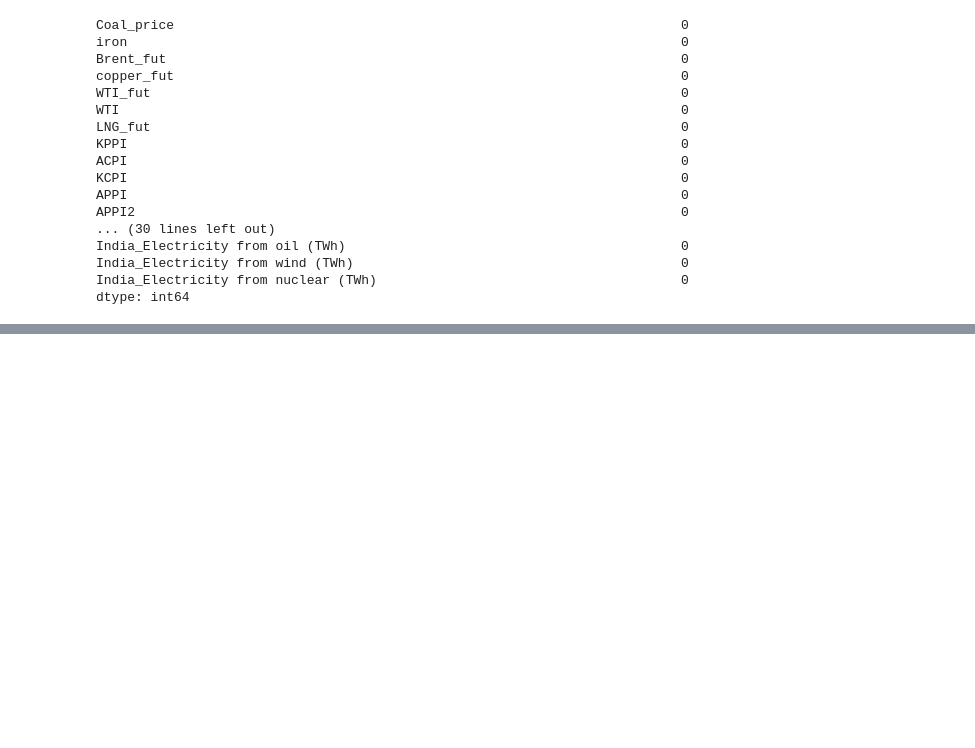
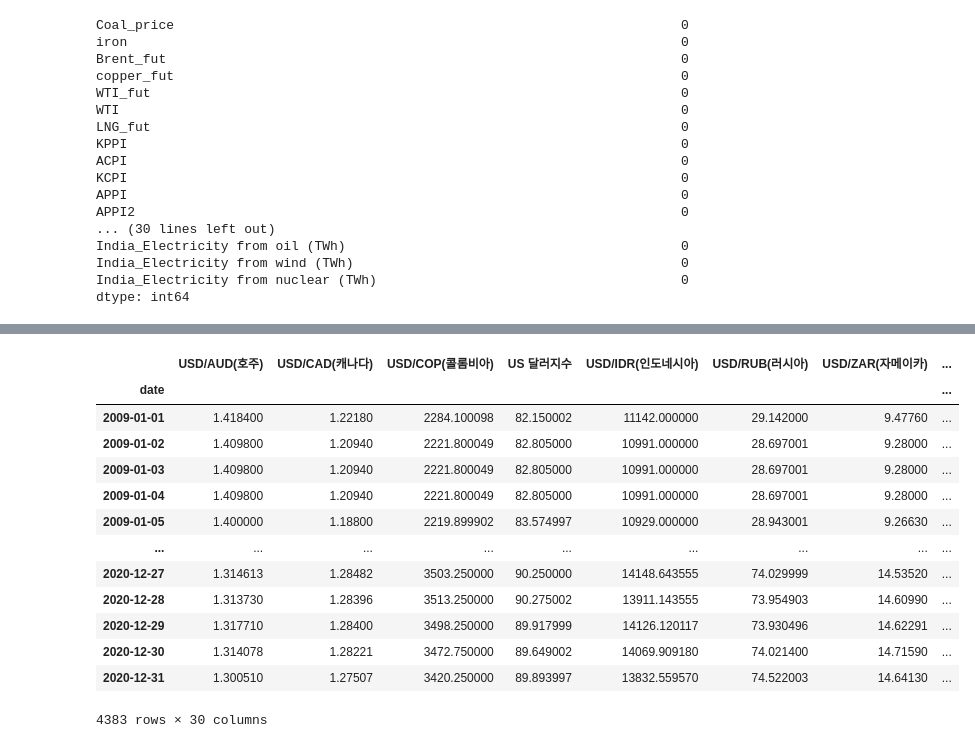
Before and after one commit to DoSungjin/black_coal_price, a Jupyter notebook: blackcoal_combine.ipynb, the cells around one changed output, grey strips where cells are left out. Drawn from its saved outputs; the diff is of its cells as text; code cells hidden in the pictures; blank space fills up the shorter version.

```diff
--- a/blackcoal_combine.ipynb
+++ b/blackcoal_combine.ipynb
@@ -596,0 +590,3 @@ dtype: int64
+# %%
+df_fin = pd.read_csv("/content/gdrive/My Drive/Black_coal/data/finance data.csv", encoding = 'utf-8-sig')
+df_fin
@@ -596,0 +607,22 @@ dtype: int64
+# %%
+df_fin = df_fin.rename(columns={'Unnamed: 0':'date'})
+df_fin['date']= pd.to_datetime(df_fin['date'])
+
+
+df_fin = df_fin.set_index('date')
+df_fin
+# %% [output]
+|  | USD/AUD(호주) | USD/CAD(캐나다) | USD/COP(콜롬비아) | US 달러지수 | USD/IDR(인도네시아) | USD/RUB(러시아) | USD/ZAR(자메이카) | ... |
+| date |  |  |  |  |  |  |  | ... |
+| 2009-01-01 | 1.418400 | 1.22180 | 2284.100098 | 82.150002 | 11142.000000 | 29.142000 | 9.47760 | ... |
+| 2009-01-02 | 1.409800 | 1.20940 | 2221.800049 | 82.805000 | 10991.000000 | 28.697001 | 9.28000 | ... |
+| 2009-01-03 | 1.409800 | 1.20940 | 2221.800049 | 82.805000 | 10991.000000 | 28.697001 | 9.28000 | ... |
+| 2009-01-04 | 1.409800 | 1.20940 | 2221.800049 | 82.805000 | 10991.000000 | 28.697001 | 9.28000 | ... |
+| 2009-01-05 | 1.400000 | 1.18800 | 2219.899902 | 83.574997 | 10929.000000 | 28.943001 | 9.26630 | ... |
+| ... | ... | ... | ... | ... | ... | ... | ... | ... |
+| 2020-12-27 | 1.314613 | 1.28482 | 3503.250000 | 90.250000 | 14148.643555 | 74.029999 | 14.53520 | ... |
+| 2020-12-28 | 1.313730 | 1.28396 | 3513.250000 | 90.275002 | 13911.143555 | 73.954903 | 14.60990 | ... |
+| 2020-12-29 | 1.317710 | 1.28400 | 3498.250000 | 89.917999 | 14126.120117 | 73.930496 | 14.62291 | ... |
+| 2020-12-30 | 1.314078 | 1.28221 | 3472.750000 | 89.649002 | 14069.909180 | 74.021400 | 14.71590 | ... |
+| 2020-12-31 | 1.300510 | 1.27507 | 3420.250000 | 89.893997 | 13832.559570 | 74.522003 | 14.64130 | ... |
+4383 rows × 30 columns
```
Also changed, not shown: parts of 19 cells of this notebook.
